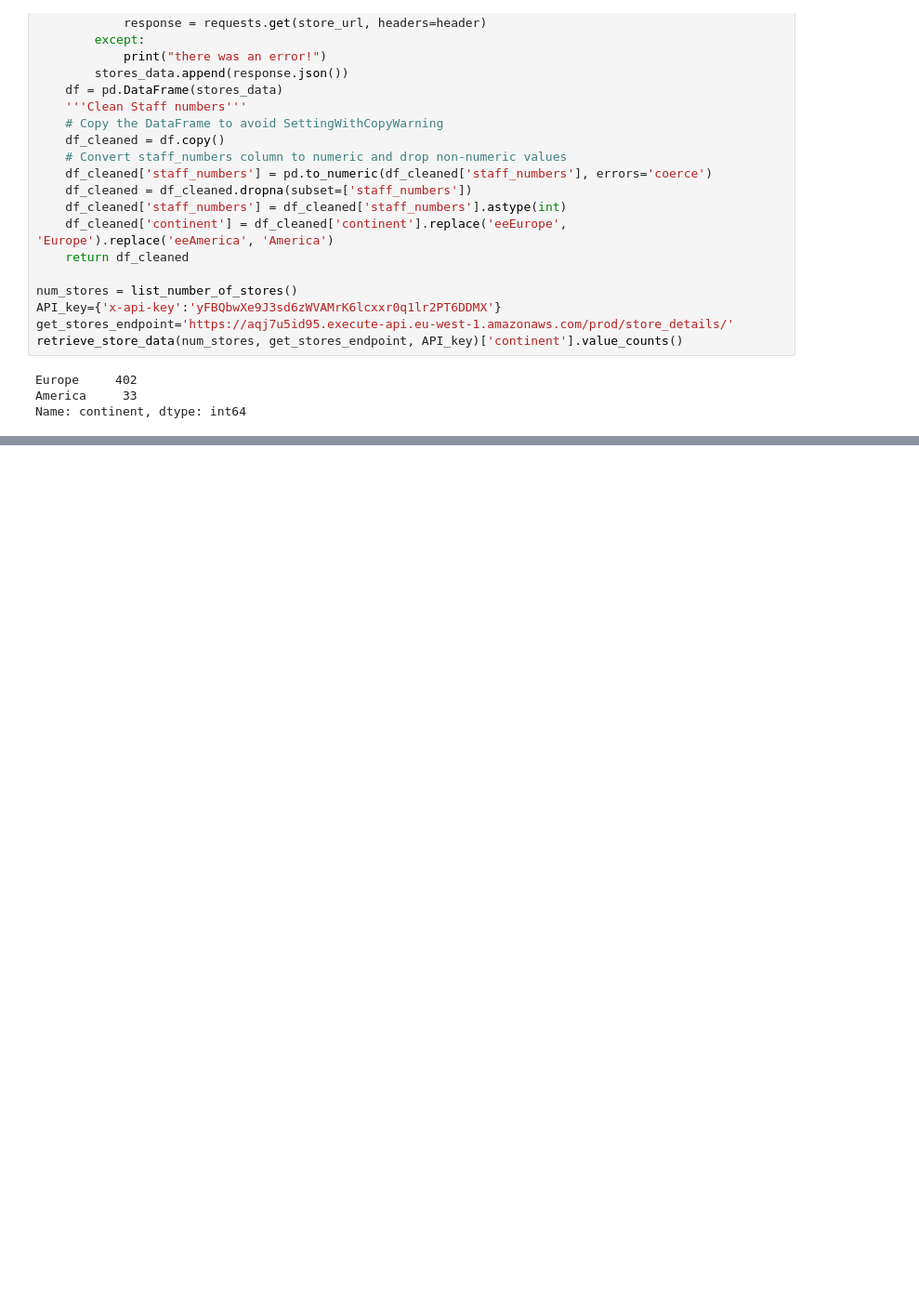
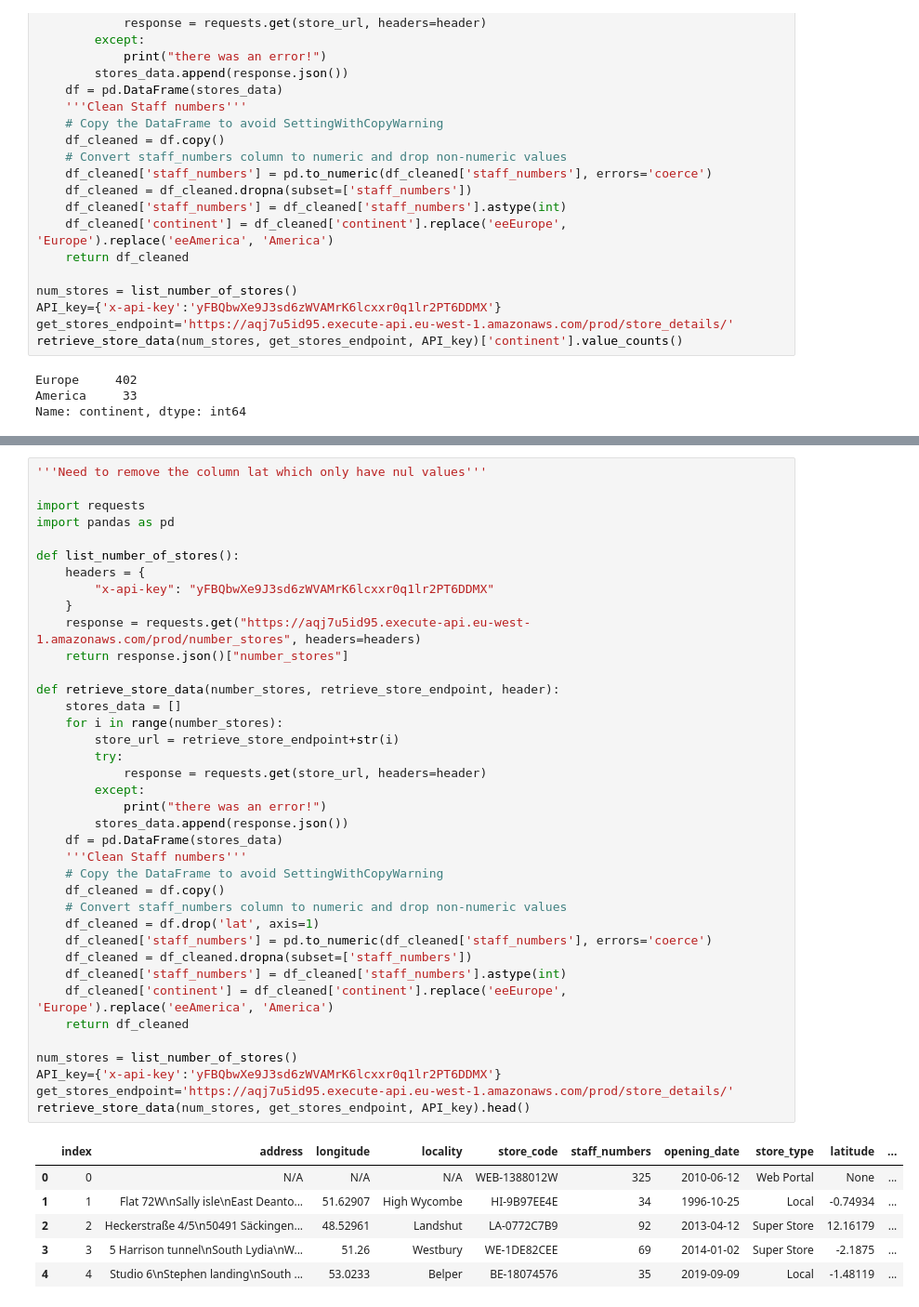
Before and after one commit to Yurirtp/multinational-retail-data-centralisation, a Jupyter notebook: MyDB/test.ipynb, the cells around one changed output, grey strips where cells are left out. Shown: that part at 93% size. Drawn from its saved outputs; the diff is of its cells as text; blank space fills up the shorter version.

```diff
--- a/MyDB/test.ipynb
+++ b/MyDB/test.ipynb
@@ -940,0 +979,45 @@ Name: continent, dtype: int64
+# %%
+'''Need to remove the column lat which only have nul values'''
+
+import requests
+import pandas as pd
+
+def list_number_of_stores():
+    headers = {
+        "x-api-key": "yFBQbwXe9J3sd6zWVAMrK6lcxxr0q1lr2PT6DDMX"
+    }
+    response = requests.get("https://aqj7u5id95.execute-api.eu-west-1.amazonaws.com/prod/number_stores", headers=headers)
+    return response.json()["number_stores"]
+
+def retrieve_store_data(number_stores, retrieve_store_endpoint, header):
+    stores_data = []
+    for i in range(number_stores):
+        store_url = retrieve_store_endpoint+str(i)
+        try:
+            response = requests.get(store_url, headers=header)
+        except:
+            print("there was an error!")
+        stores_data.append(response.json())
+    df = pd.DataFrame(stores_data)
+    '''Clean Staff numbers'''
+    # Copy the DataFrame to avoid SettingWithCopyWarning
+    df_cleaned = df.copy()
+    # Convert staff_numbers column to numeric and drop non-numeric values
+    df_cleaned = df.drop('lat', axis=1)
+    df_cleaned['staff_numbers'] = pd.to_numeric(df_cleaned['staff_numbers'], errors='coerce')
+    df_cleaned = df_cleaned.dropna(subset=['staff_numbers'])
+    df_cleaned['staff_numbers'] = df_cleaned['staff_numbers'].astype(int)
+    df_cleaned['continent'] = df_cleaned['continent'].replace('eeEurope', 'Europe').replace('eeAmerica', 'America')
+    return df_cleaned
+
+num_stores = list_number_of_stores()
+API_key={'x-api-key':'yFBQbwXe9J3sd6zWVAMrK6lcxxr0q1lr2PT6DDMX'}
+get_stores_endpoint='https://aqj7u5id95.execute-api.eu-west-1.amazonaws.com/prod/store_details/'
+retrieve_store_data(num_stores, get_stores_endpoint, API_key).head()
+# %% [output]
+|  | index | address | longitude | locality | store_code | staff_numbers | opening_date | store_type | latitude | ... |
+| 0 | 0 | N/A | N/A | N/A | WEB-1388012W | 325 | 2010-06-12 | Web Portal | None | ... |
+| 1 | 1 | Flat 72W\nSally isle\nEast Deanto... | 51.62907 | High Wycombe | HI-9B97EE4E | 34 | 1996-10-25 | Local | -0.74934 | ... |
+| 2 | 2 | Heckerstraße 4/5\n50491 Säckingen... | 48.52961 | Landshut | LA-0772C7B9 | 92 | 2013-04-12 | Super Store | 12.16179 | ... |
+| 3 | 3 | 5 Harrison tunnel\nSouth Lydia\nW... | 51.26 | Westbury | WE-1DE82CEE | 69 | 2014-01-02 | Super Store | -2.1875 | ... |
+| 4 | 4 | Studio 6\nStephen landing\nSouth ... | 53.0233 | Belper | BE-18074576 | 35 | 2019-09-09 | Local | -1.48119 | ... |
```
Also changed, not shown: parts of 3 cells of this notebook.
